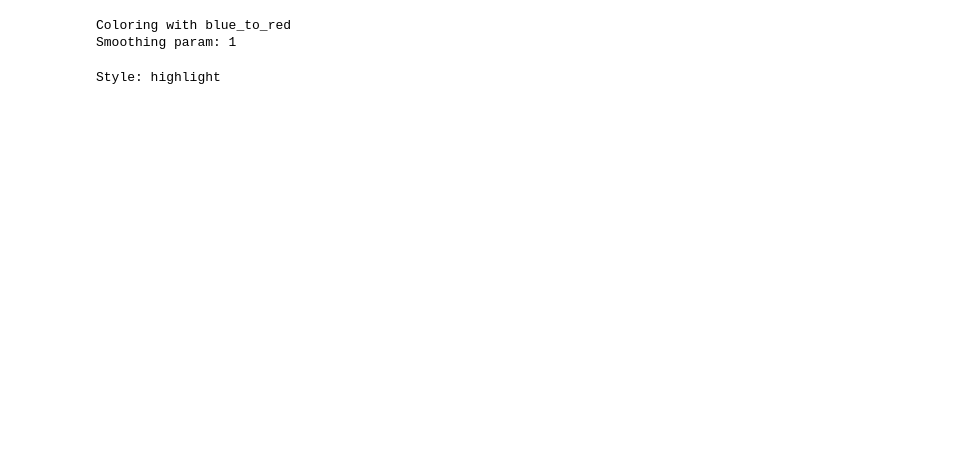
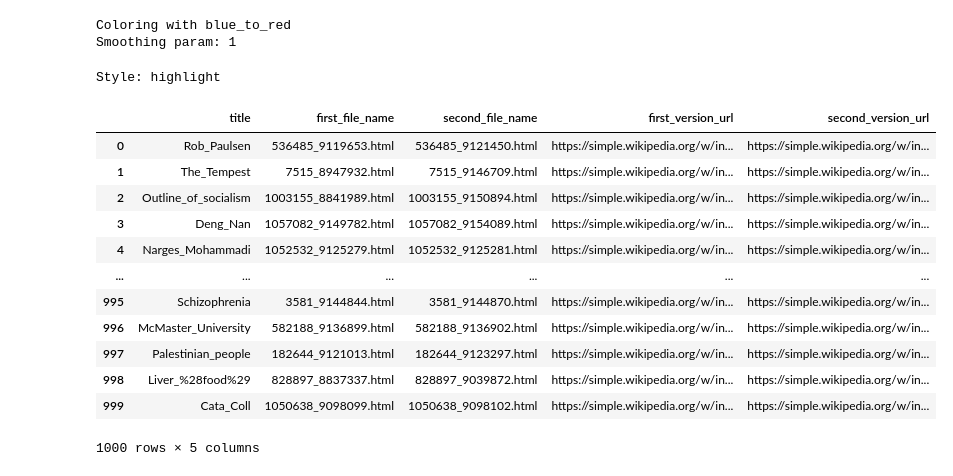
Before and after one commit to au-clan/wikinsert, a Jupyter notebook: explore.ipynb, the cells around one changed output. Saved outputs shown, nothing was run; the diff lists cells and outputs as text; code cells hidden in the pictures; blank space fills up the shorter version.

```diff
--- a/explore.ipynb
+++ b/explore.ipynb
@@ -22,5 +21 @@ missing_sentence                              303
 Name: count, dtype: int64
-# %%
-interest = scored_simple_5['all_contexts'][49][3]['middle_sentence']
-first_version = scored_simple_5['first_version'][49]
-source_ID = scored_simple_5['source_ID'][49]
@@ -72,3 +47,33 @@ colouring_pipeline(
 Coloring with blue_to_red
 Smoothing param: 1
 Style: highlight
+# %%
+def get_url(source_title, version):
+    return f"https://simple.wikipedia.org/w/index.php?title={source_title}&oldid={version}"
+# %%
+def get_file_name(source_ID, version):
+    return f"{source_ID}_{version}.html"
+# %%
+url_df = pd.DataFrame()
+
+url_df['title'] = scored_simple_5['source_title']
+url_df['first_file_name'] = scored_simple_5[['source_ID', 'first_version']].apply(lambda x: get_file_name(x['source_ID'], x['first_version']), axis=1)
+url_df['second_file_name'] = scored_simple_5[['source_ID', 'second_version']].apply(lambda x: get_file_name(x['source_ID'], x['second_version']), axis=1)
+url_df['first_version_url'] = scored_simple_5[['source_title', 'first_version']].apply(lambda x: get_url(x['source_title'], x['first_version']), axis=1)
+url_df['second_version_url'] = scored_simple_5[['source_title', 'second_version']].apply(lambda x: get_url(x['source_title'], x['second_version']), axis=1)
+
+display(url_df)
+# %% [output]
+|  | title | first_file_name | second_file_name | first_version_url | second_version_url |
+| 0 | Rob_Paulsen | 536485_9119653.html | 536485_9121450.html | https://simple.wikipedia.org/w/in... | https://simple.wikipedia.org/w/in... |
+| 1 | The_Tempest | 7515_8947932.html | 7515_9146709.html | https://simple.wikipedia.org/w/in... | https://simple.wikipedia.org/w/in... |
+| 2 | Outline_of_socialism | 1003155_8841989.html | 1003155_9150894.html | https://simple.wikipedia.org/w/in... | https://simple.wikipedia.org/w/in... |
+| 3 | Deng_Nan | 1057082_9149782.html | 1057082_9154089.html | https://simple.wikipedia.org/w/in... | https://simple.wikipedia.org/w/in... |
+| 4 | Narges_Mohammadi | 1052532_9125279.html | 1052532_9125281.html | https://simple.wikipedia.org/w/in... | https://simple.wikipedia.org/w/in... |
+| ... | ... | ... | ... | ... | ... |
+| 995 | Schizophrenia | 3581_9144844.html | 3581_9144870.html | https://simple.wikipedia.org/w/in... | https://simple.wikipedia.org/w/in... |
+| 996 | McMaster_University | 582188_9136899.html | 582188_9136902.html | https://simple.wikipedia.org/w/in... | https://simple.wikipedia.org/w/in... |
+| 997 | Palestinian_people | 182644_9121013.html | 182644_9123297.html | https://simple.wikipedia.org/w/in... | https://simple.wikipedia.org/w/in... |
+| 998 | Liver_%28food%29 | 828897_8837337.html | 828897_9039872.html | https://simple.wikipedia.org/w/in... | https://simple.wikipedia.org/w/in... |
+| 999 | Cata_Coll | 1050638_9098099.html | 1050638_9098102.html | https://simple.wikipedia.org/w/in... | https://simple.wikipedia.org/w/in... |
+1000 rows × 5 columns
```
Also changed, not shown: parts of 9 cells of this notebook, 6 other files.
